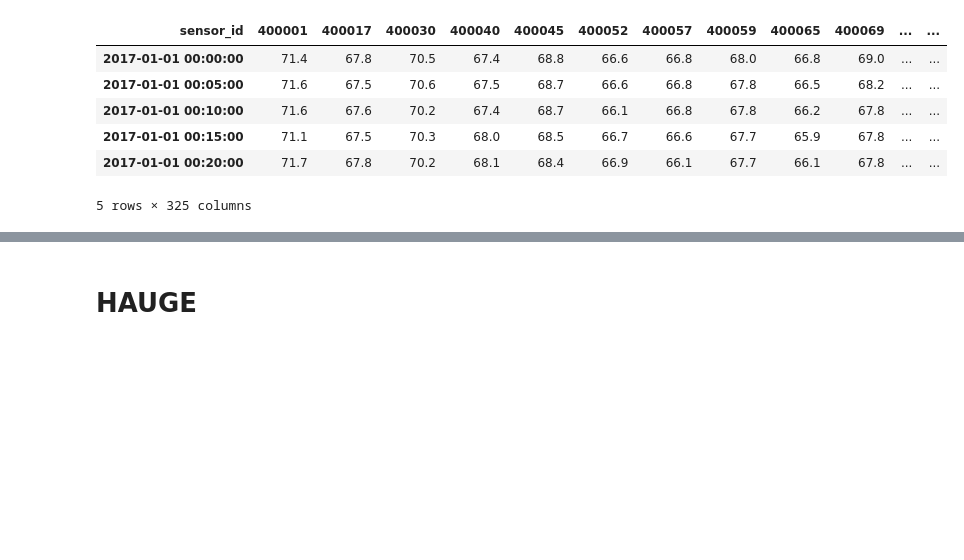
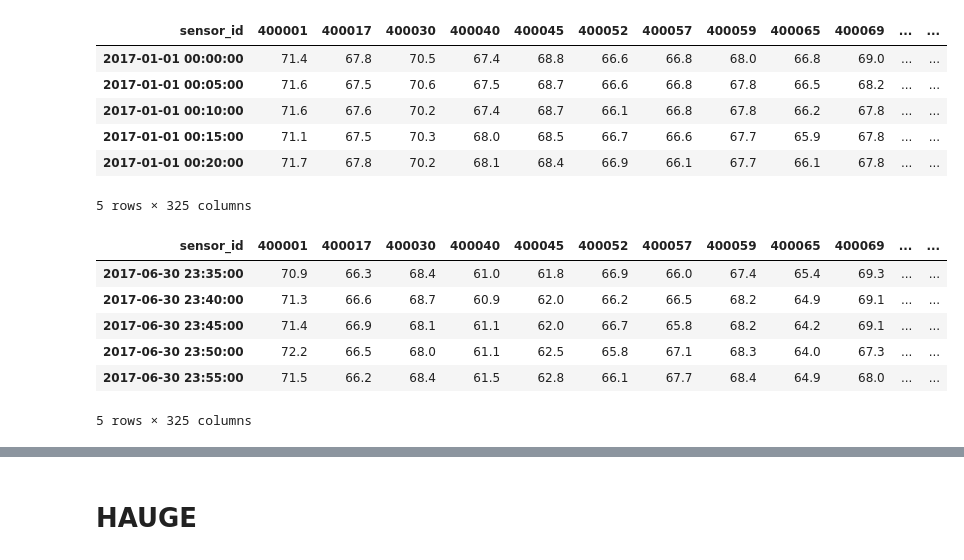
Before and after one commit to xuyou1999/Distance-Enhanced-Spatial-Pre-Training-DESPT, a Jupyter notebook: explore_data.ipynb, the cells around one changed output, grey strips where cells are left out. Drawn from its saved outputs; the diff is of its cells as text; code cells hidden in the pictures; blank space fills up the shorter version.

```diff
--- a/explore_data.ipynb
+++ b/explore_data.ipynb
@@ -42,6 +52,16 @@ df2.head()
 | 2017-01-01 00:15:00 | 71.1 | 67.5 | 70.3 | 68.0 | 68.5 | 66.7 | 66.6 | 67.7 | 65.9 | 67.8 | ... | ... |
 | 2017-01-01 00:20:00 | 71.7 | 67.8 | 70.2 | 68.1 | 68.4 | 66.9 | 66.1 | 67.7 | 66.1 | 67.8 | ... | ... |
 5 rows × 325 columns
+# %%
+df2.tail()
+# %% [output]
+| sensor_id | 400001 | 400017 | 400030 | 400040 | 400045 | 400052 | 400057 | 400059 | 400065 | 400069 | ... | ... |
+| 2017-06-30 23:35:00 | 70.9 | 66.3 | 68.4 | 61.0 | 61.8 | 66.9 | 66.0 | 67.4 | 65.4 | 69.3 | ... | ... |
+| 2017-06-30 23:40:00 | 71.3 | 66.6 | 68.7 | 60.9 | 62.0 | 66.2 | 66.5 | 68.2 | 64.9 | 69.1 | ... | ... |
+| 2017-06-30 23:45:00 | 71.4 | 66.9 | 68.1 | 61.1 | 62.0 | 66.7 | 65.8 | 68.2 | 64.2 | 69.1 | ... | ... |
+| 2017-06-30 23:50:00 | 72.2 | 66.5 | 68.0 | 61.1 | 62.5 | 65.8 | 67.1 | 68.3 | 64.0 | 67.3 | ... | ... |
+| 2017-06-30 23:55:00 | 71.5 | 66.2 | 68.4 | 61.5 | 62.8 | 66.1 | 67.7 | 68.4 | 64.9 | 68.0 | ... | ... |
+5 rows × 325 columns
 # %%
 df2.describe()
 # %% [output]
```
Also changed, not shown: parts of 8 cells of this notebook, 4 other files.
